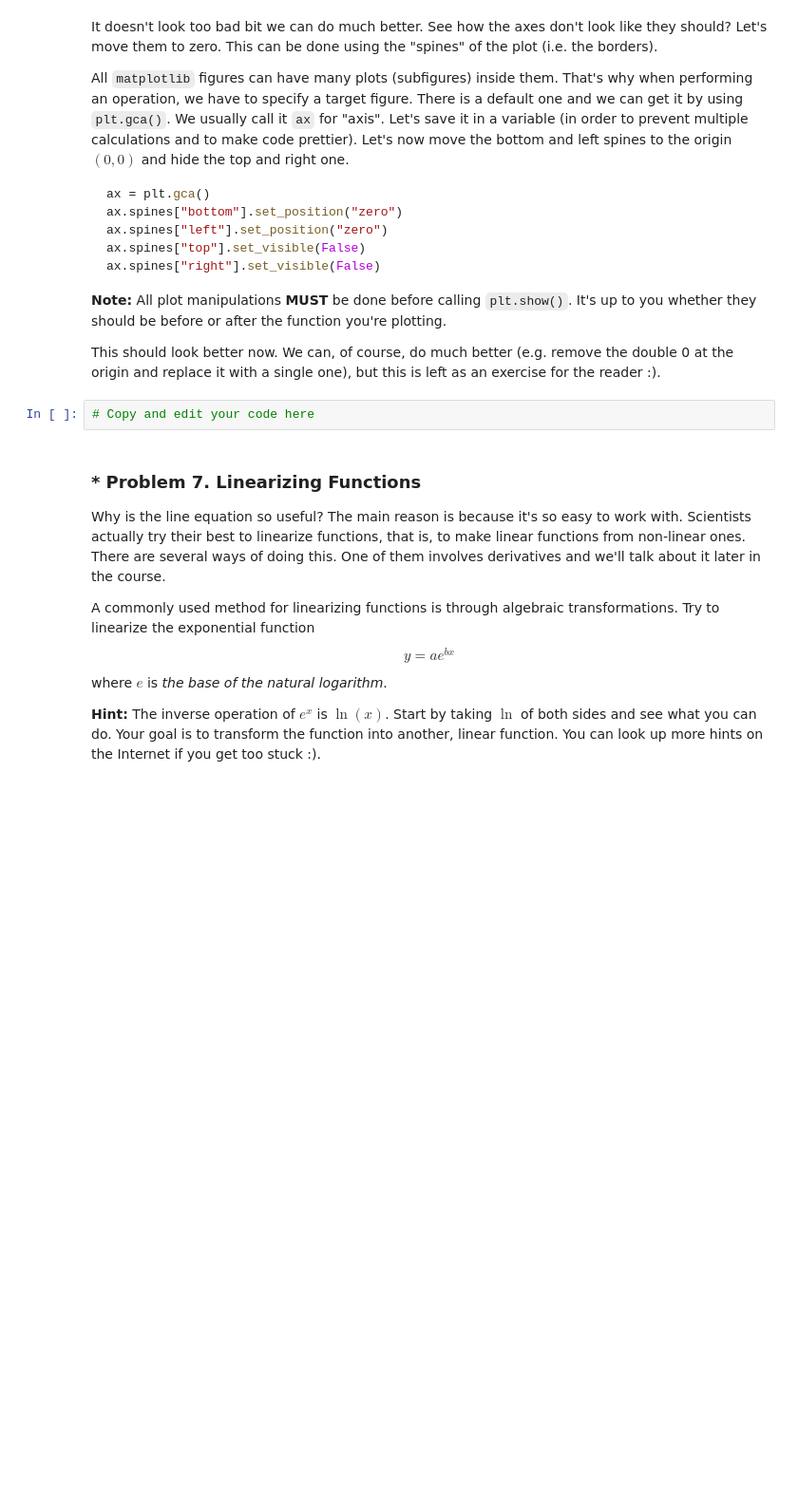
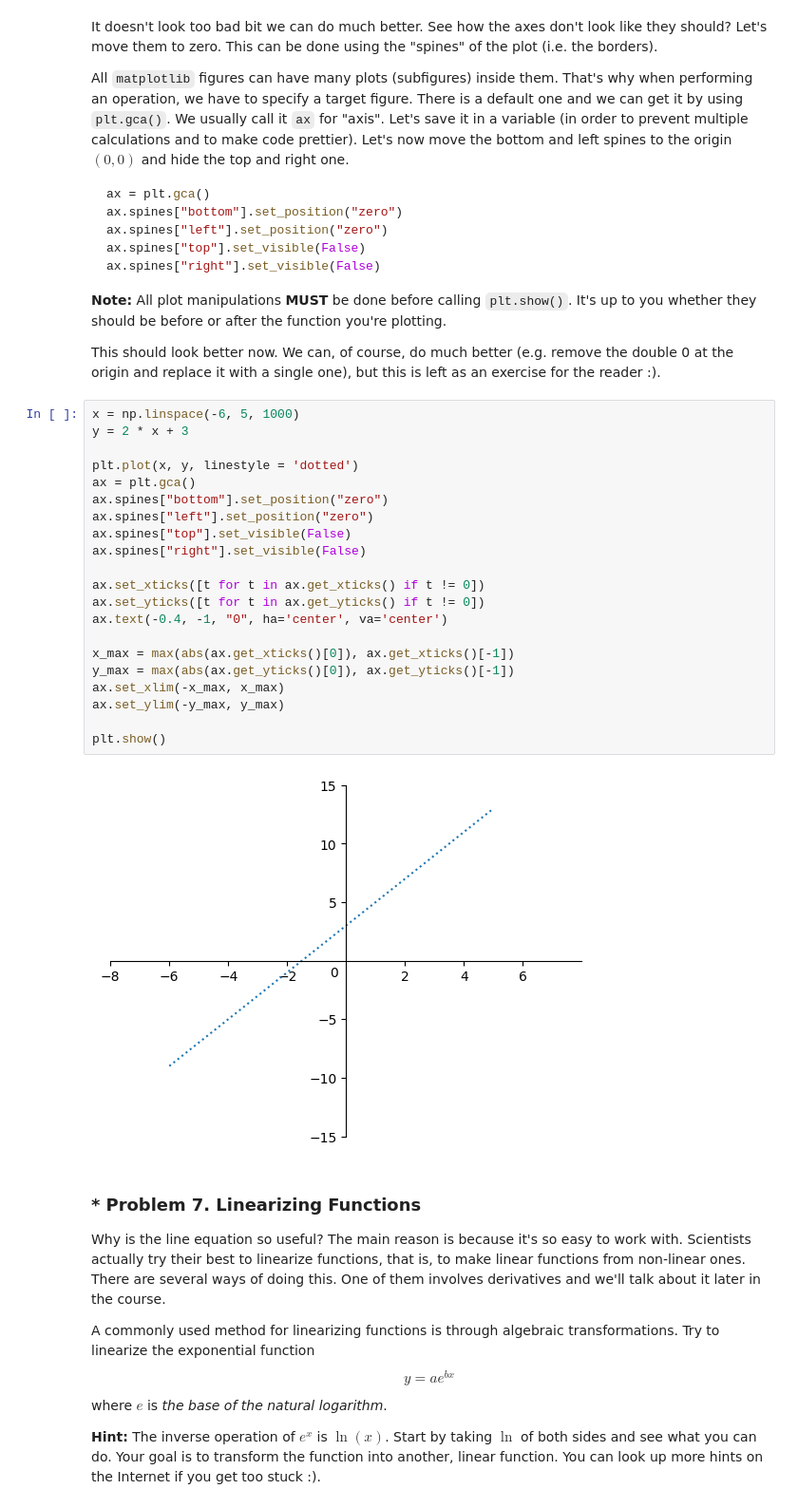
Before and after one commit to kiryazovkosta/math-for-developers, a Jupyter notebook: 01-high-school-maths/exercise/High-School Maths Exercise.ipynb, the cells around one changed output. Shown at 95% size. Saved outputs shown, nothing was run; the diff lists cells and outputs as text; blank space fills up the shorter version.

```diff
--- a/01-high-school-maths/exercise/High-School Maths Exercise.ipynb
+++ b/01-high-school-maths/exercise/High-School Maths Exercise.ipynb
@@ -467,7 +536,28 @@ ax.spines["right"].set_visible(False)
 
 This should look better now. We can, of course, do much better (e.g. remove the double 0 at the origin and replace it with a single one), but this is left as an exercise for the reader :).
 # %%
-# Copy and edit your code here
+x = np.linspace(-6, 5, 1000)
+y = 2 * x + 3
+
+plt.plot(x, y, linestyle = 'dotted')
+ax = plt.gca()
+ax.spines["bottom"].set_position("zero")
+ax.spines["left"].set_position("zero")
+ax.spines["top"].set_visible(False)
+ax.spines["right"].set_visible(False)
+
+ax.set_xticks([t for t in ax.get_xticks() if t != 0])
+ax.set_yticks([t for t in ax.get_yticks() if t != 0])
+ax.text(-0.4, -1, "0", ha='center', va='center')
+
+x_max = max(abs(ax.get_xticks()[0]), ax.get_xticks()[-1])
+y_max = max(abs(ax.get_yticks()[0]), ax.get_yticks()[-1])
+ax.set_xlim(-x_max, x_max)
+ax.set_ylim(-y_max, y_max)
+
+plt.show()
+# %% [output]
+[figure, added]
 # %% [markdown]
 ### * Problem 7. Linearizing Functions
 Why is the line equation so useful? The main reason is because it's so easy to work with. Scientists actually try their best to linearize functions, that is, to make linear functions from non-linear ones. There are several ways of doing this. One of them involves derivatives and we'll talk about it later in the course.
```
Also changed, not shown: parts of 16 cells of this notebook.
